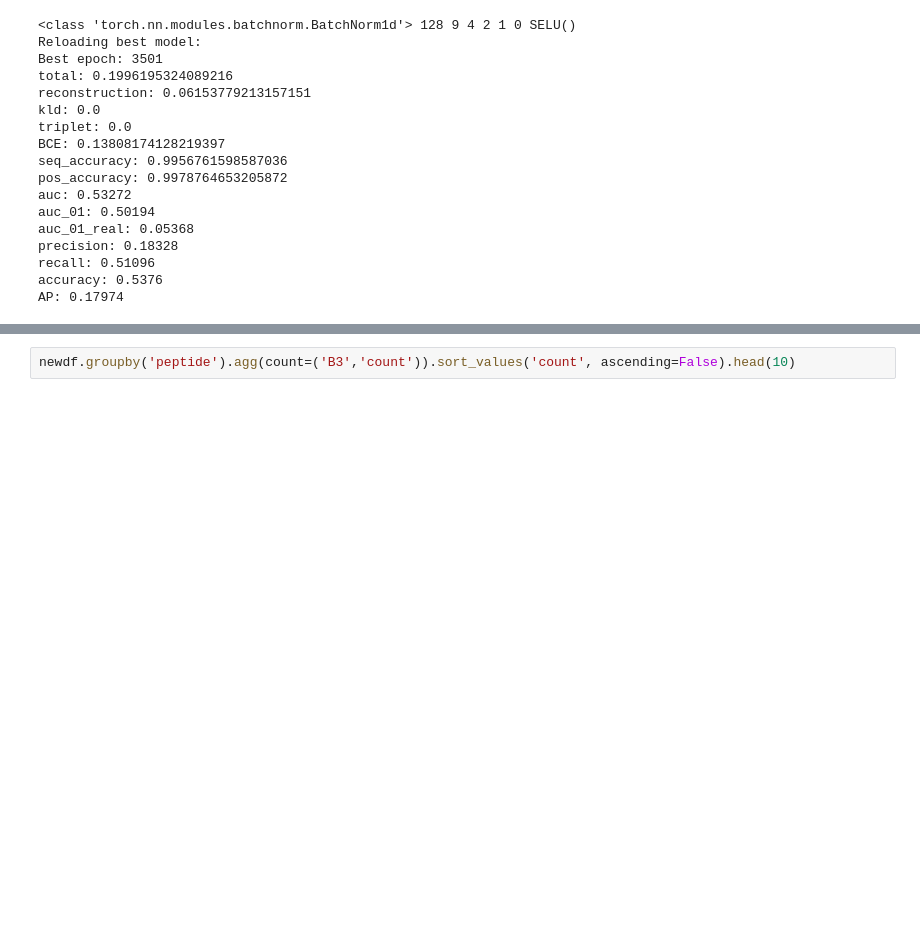
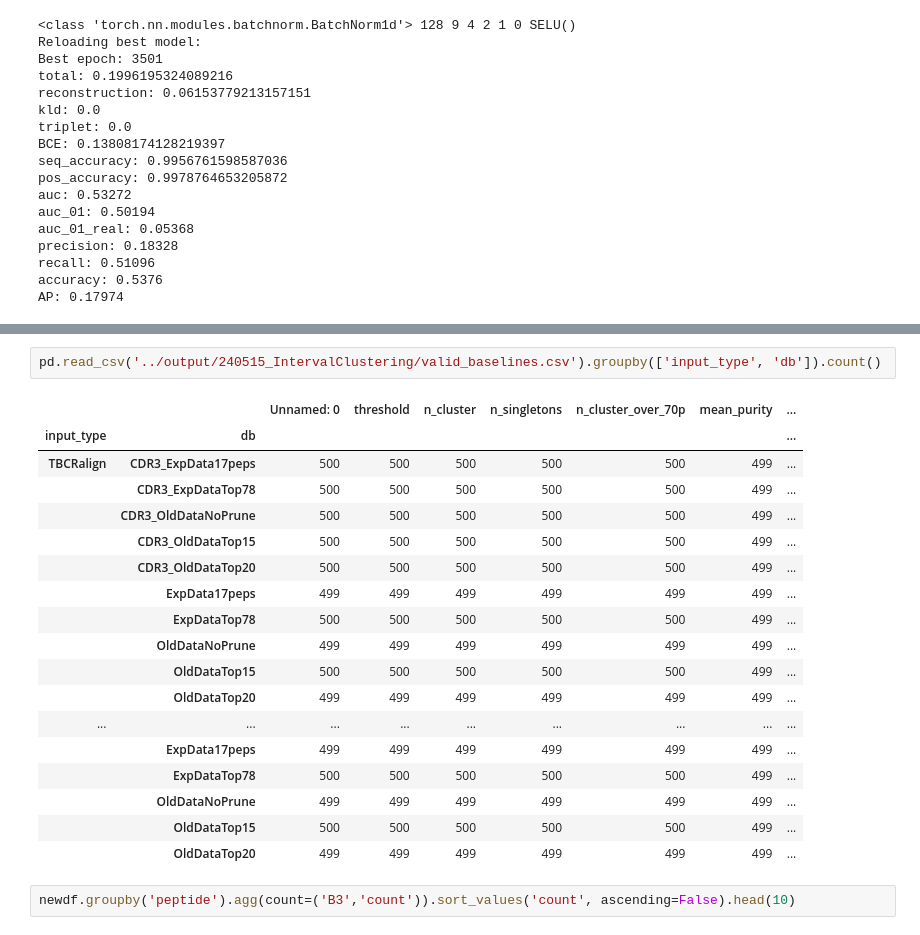
Before and after one commit to richieYT-wan/tclustr, a Jupyter notebook: notebooks/240819_PatientData.ipynb, the cells around one changed output, grey strips where cells are left out. Drawn from its saved outputs; the diff is of its cells as text; blank space fills up the shorter version.

```diff
--- a/notebooks/240819_PatientData.ipynb
+++ b/notebooks/240819_PatientData.ipynb
@@ -1951,3 +2036,24 @@ AP: 0.17974
+# %%
+pd.read_csv('../output/240515_IntervalClustering/valid_baselines.csv').groupby(['input_type', 'db']).count()
+# %% [output]
+|  |  | Unnamed: 0 | threshold | n_cluster | n_singletons | n_cluster_over_70p | mean_purity | ... |
+| input_type | db |  |  |  |  |  |  | ... |
+| TBCRalign | CDR3_ExpData17peps | 500 | 500 | 500 | 500 | 500 | 499 | ... |
+|  | CDR3_ExpDataTop78 | 500 | 500 | 500 | 500 | 500 | 499 | ... |
+|  | CDR3_OldDataNoPrune | 500 | 500 | 500 | 500 | 500 | 499 | ... |
+|  | CDR3_OldDataTop15 | 500 | 500 | 500 | 500 | 500 | 499 | ... |
+|  | CDR3_OldDataTop20 | 500 | 500 | 500 | 500 | 500 | 499 | ... |
+|  | ExpData17peps | 499 | 499 | 499 | 499 | 499 | 499 | ... |
+|  | ExpDataTop78 | 500 | 500 | 500 | 500 | 500 | 499 | ... |
+|  | OldDataNoPrune | 499 | 499 | 499 | 499 | 499 | 499 | ... |
+|  | OldDataTop15 | 500 | 500 | 500 | 500 | 500 | 499 | ... |
+|  | OldDataTop20 | 499 | 499 | 499 | 499 | 499 | 499 | ... |
+| ... | ... | ... | ... | ... | ... | ... | ... | ... |
+|  | ExpData17peps | 499 | 499 | 499 | 499 | 499 | 499 | ... |
+|  | ExpDataTop78 | 500 | 500 | 500 | 500 | 500 | 499 | ... |
+|  | OldDataNoPrune | 499 | 499 | 499 | 499 | 499 | 499 | ... |
+|  | OldDataTop15 | 500 | 500 | 500 | 500 | 500 | 499 | ... |
+|  | OldDataTop20 | 499 | 499 | 499 | 499 | 499 | 499 | ... |
 # %%
 newdf.groupby('peptide').agg(count=('B3','count')).sort_values('count', ascending=False).head(10)
 # %% [output]
```
Also changed, not shown: parts of 9 cells of this notebook, 2 other files.
